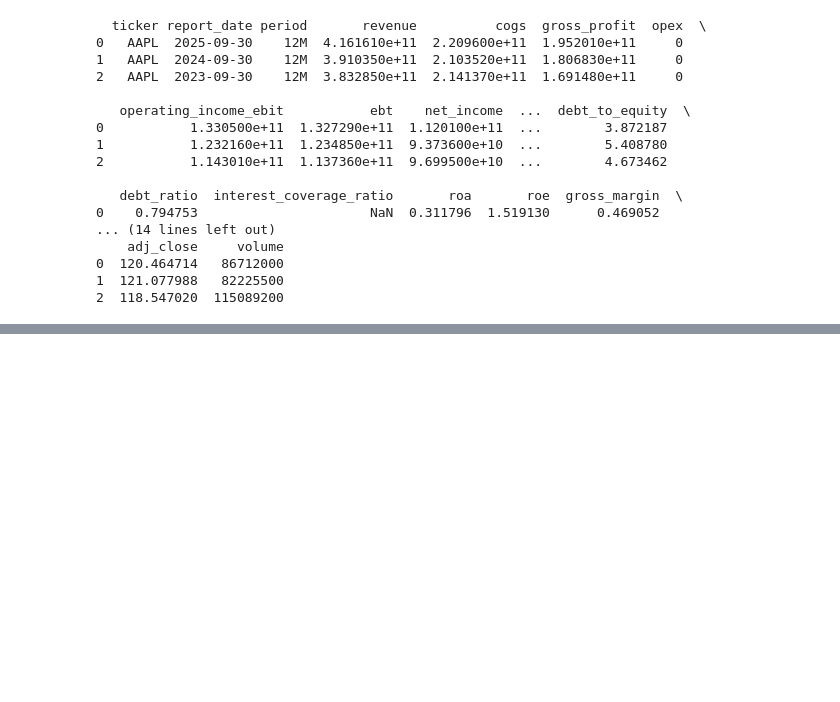
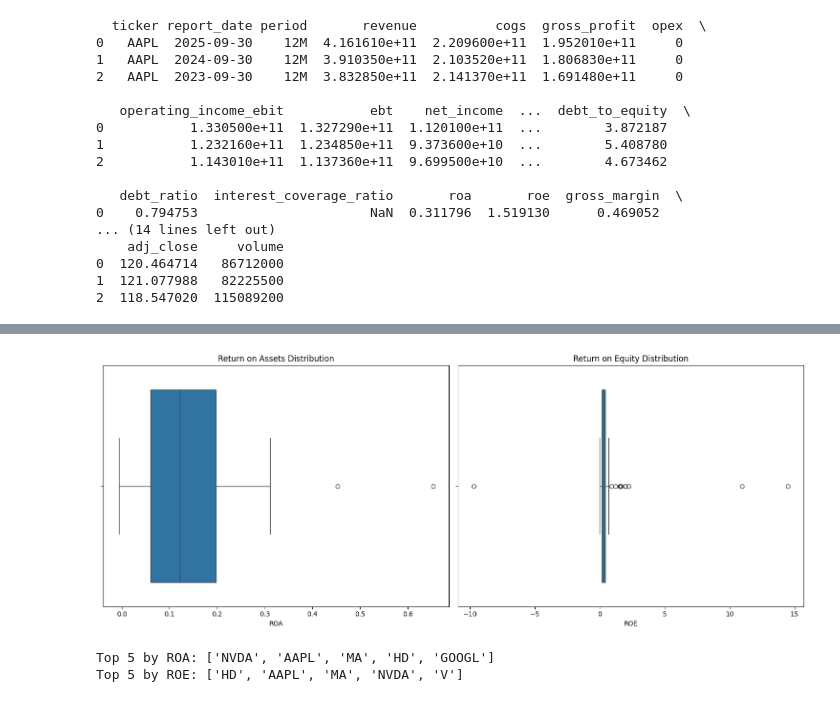
Before and after one commit to laihoangson/financial-analytic, a Jupyter notebook: backend/reports/eda_report.ipynb, the cells around one changed output, grey strips where cells are left out. Saved outputs shown, nothing was run; the diff lists cells and outputs as text; code cells hidden in the pictures; blank space fills up the shorter version.

```diff
--- a/backend/reports/eda_report.ipynb
+++ b/backend/reports/eda_report.ipynb
@@ -37,6 +37,12 @@ import seaborn as sns
 import matplotlib.pyplot as plt
 import numpy as np
 import os
+import plotly.express as px
+import plotly.graph_objects as go
+from plotly.subplots import make_subplots
+import plotly.io as pio
+pio.renderers.default = "notebook_connected"
+pio.templates.default = "plotly_white"
 
 # Load Data
 fin_df = pd.read_csv('../../data/cleaned/financial_statements.csv')
@@ -65,0 +254,26 @@ print(stock_df.head(3))
+# %%
+fig, axes = plt.subplots(1, 2, figsize=(15, 6))
+
+# ROA Distribution
+sns.boxplot(data=fin_df, x='roa', ax=axes[0])
+axes[0].set_title('Return on Assets Distribution')
+axes[0].set_xlabel('ROA')
+
+# ROE Distribution
+sns.boxplot(data=fin_df, x='roe', ax=axes[1])
+axes[1].set_title('Return on Equity Distribution')
+axes[1].set_xlabel('ROE')
+
+plt.tight_layout()
+plt.show()
+
+# Top performers
+roa_top = fin_df.groupby('ticker')['roa'].mean().sort_values(ascending=False).head(5)
+roe_top = fin_df.groupby('ticker')['roe'].mean().sort_values(ascending=False).head(5)
+
+print("Top 5 by ROA:", roa_top.index.tolist())
+print("Top 5 by ROE:", roe_top.index.tolist())
+# %% [output]
+[figure, added]
+Top 5 by ROA: ['NVDA', 'AAPL', 'MA', 'HD', 'GOOGL']
+Top 5 by ROE: ['HD', 'AAPL', 'MA', 'NVDA', 'V']
```
Also changed, not shown: parts of 7 cells of this notebook, 4 other files.
